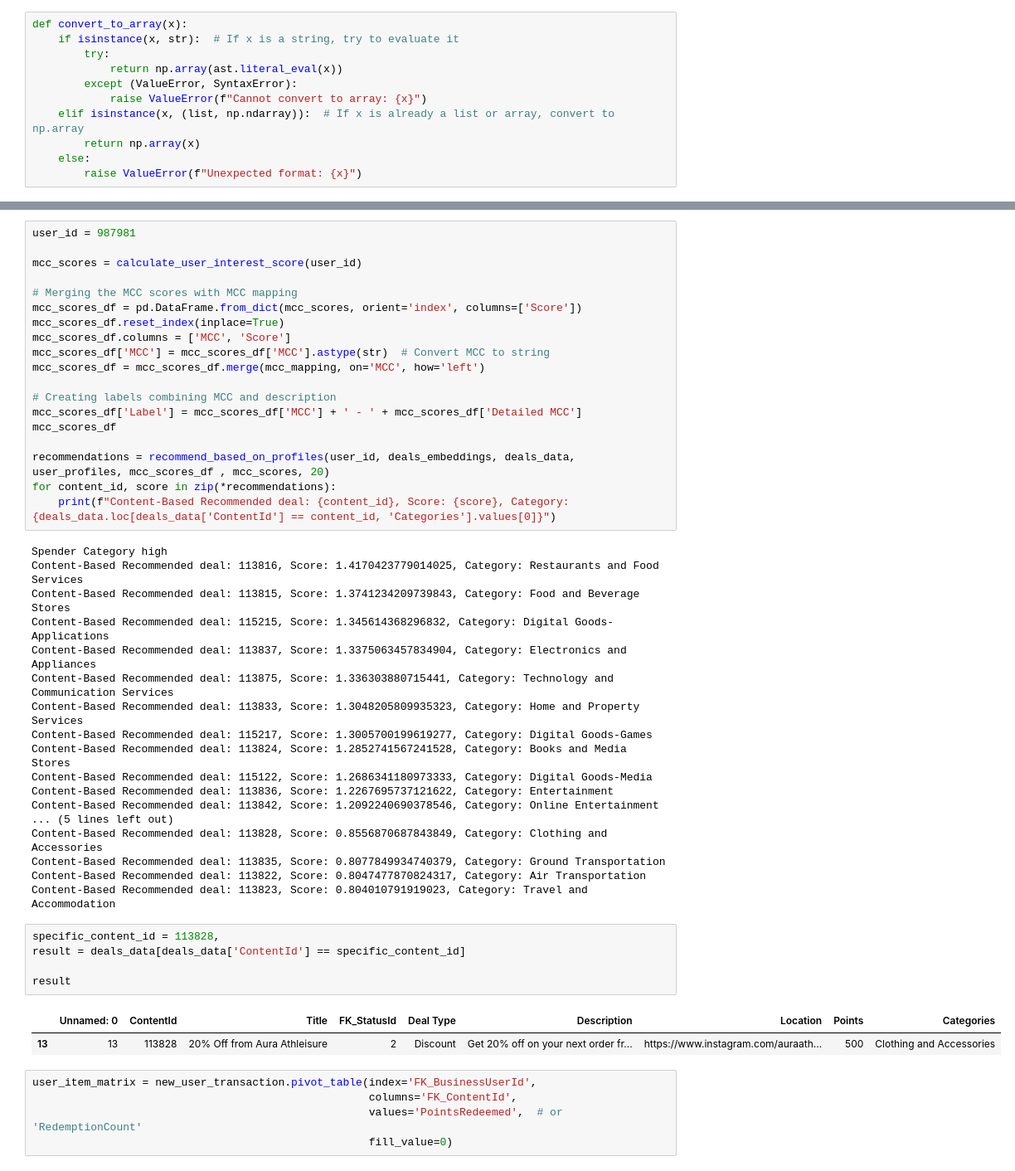
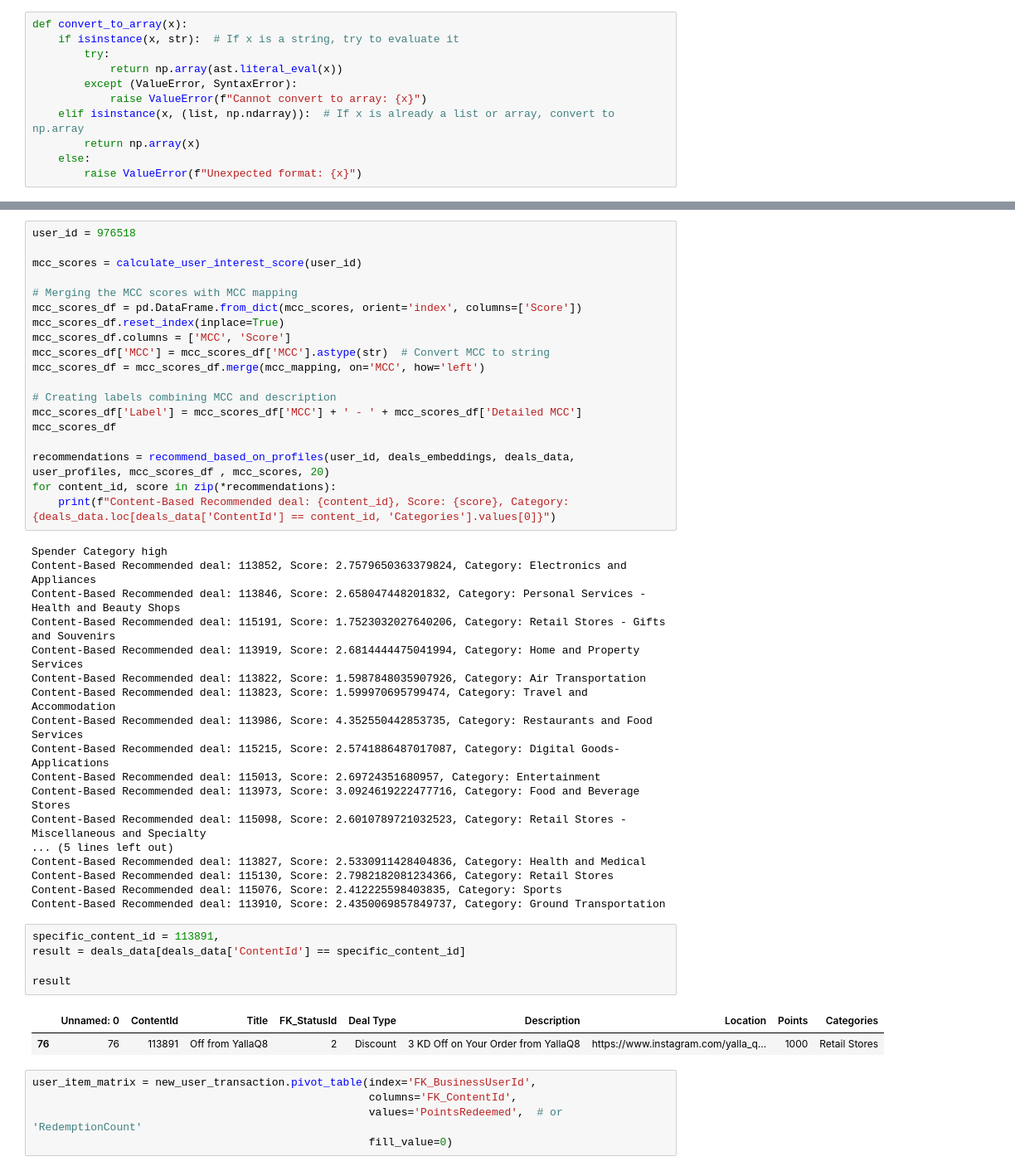
Before and after one commit to DboukAli98/KFHXRelatedAi, a Jupyter notebook: NoteBooks/Model Generation/Model_Reward.ipynb, the cells around one changed output, grey strips where cells are left out. Shown at 83% size. Cells and saved outputs as stored; diff of their text form.

```diff
--- a/NoteBooks/Model Generation/Model_Reward.ipynb
+++ b/NoteBooks/Model Generation/Model_Reward.ipynb
@@ -277,7 +286,7 @@ def recommend_based_on_profiles(user_id, deal_embeddings, deal_data, user_profil
 
     return similar_item_ids, similar_item_scores
 # %%
-user_id = 987981
+user_id = 976518
 
 mcc_scores = calculate_user_interest_score(user_id)
 
@@ -297,30 +306,30 @@ for content_id, score in zip(*recommendations):
     print(f"Content-Based Recommended deal: {content_id}, Score: {score}, Category: {deals_data.loc[deals_data['ContentId'] == content_id, 'Categories'].values[0]}")
 # %% [output]
 Spender Category high
-Content-Based Recommended deal: 113816, Score: 1.4170423779014025, Category: Restaurants and Food Services
-Content-Based Recommended deal: 113815, Score: 1.3741234209739843, Category: Food and Beverage Stores
-Content-Based Recommended deal: 115215, Score: 1.345614368296832, Category: Digital Goods-Applications
-Content-Based Recommended deal: 113837, Score: 1.3375063457834904, Category: Electronics and Appliances
-Content-Based Recommended deal: 113875, Score: 1.336303880715441, Category: Technology and Communication Services
-Content-Based Recommended deal: 113833, Score: 1.3048205809935323, Category: Home and Property Services
-Content-Based Recommended deal: 115217, Score: 1.3005700199619277, Category: Digital Goods-Games
-Content-Based Recommended deal: 113824, Score: 1.2852741567241528, Category: Books and Media Stores
-Content-Based Recommended deal: 115122, Score: 1.2686341180973333, Category: Digital Goods-Media
-Content-Based Recommended deal: 113836, Score: 1.2267695737121622, Category: Entertainment
-Content-Based Recommended deal: 113842, Score: 1.2092240690378546, Category: Online Entertainment
+Content-Based Recommended deal: 113852, Score: 2.7579650363379824, Category: Electronics and Appliances
+Content-Based Recommended deal: 113846, Score: 2.658047448201832, Category: Personal Services - Health and Beauty Shops
+Content-Based Recommended deal: 115191, Score: 1.7523032027640206, Category: Retail Stores - Gifts and Souvenirs
+Content-Based Recommended deal: 113919, Score: 2.6814444475041994, Category: Home and Property Services
+Content-Based Recommended deal: 113822, Score: 1.5987848035907926, Category: Air Transportation
+Content-Based Recommended deal: 113823, Score: 1.599970695799474, Category: Travel and Accommodation
+Content-Based Recommended deal: 113986, Score: 4.352550442853735, Category: Restaurants and Food Services
+Content-Based Recommended deal: 115215, Score: 2.5741886487017087, Category: Digital Goods-Applications
+Content-Based Recommended deal: 115013, Score: 2.69724351680957, Category: Entertainment
+Content-Based Recommended deal: 113973, Score: 3.0924619222477716, Category: Food and Beverage Stores
+Content-Based Recommended deal: 115098, Score: 2.6010789721032523, Category: Retail Stores - Miscellaneous and Specialty
 ... (5 lines left out)
-Content-Based Recommended deal: 113828, Score: 0.8556870687843849, Category: Clothing and Accessories
-Content-Based Recommended deal: 113835, Score: 0.8077849934740379, Category: Ground Transportation
-Content-Based Recommended deal: 113822, Score: 0.8047477870824317, Category: Air Transportation
-Content-Based Recommended deal: 113823, Score: 0.804010791919023, Category: Travel and Accommodation
+Content-Based Recommended deal: 113827, Score: 2.5330911428404836, Category: Health and Medical
+Content-Based Recommended deal: 115130, Score: 2.7982182081234366, Category: Retail Stores
+Content-Based Recommended deal: 115076, Score: 2.412225598403835, Category: Sports
+Content-Based Recommended deal: 113910, Score: 2.4350069857849737, Category: Ground Transportation
 # %%
-specific_content_id = 113828,
+specific_content_id = 113891,
 result = deals_data[deals_data['ContentId'] == specific_content_id]
 
 result
 # %% [output]
 |  | Unnamed: 0 | ContentId | Title | FK_StatusId | Deal Type | Description | Location | Points | Categories |
-| 13 | 13 | 113828 | 20% Off from Aura Athleisure | 2 | Discount | Get 20% off on your next order fr... | https://www.instagram.com/auraath... | 500 | Clothing and Accessories |
+| 76 | 76 | 113891 | Off from YallaQ8 | 2 | Discount | 3 KD Off on Your Order from YallaQ8 | https://www.instagram.com/yalla_q... | 1000 | Retail Stores |
 # %%
 user_item_matrix = new_user_transaction.pivot_table(index='FK_BusinessUserId',
                                                     columns='FK_ContentId',
```
Also changed, not shown: parts of 4 cells of this notebook.
